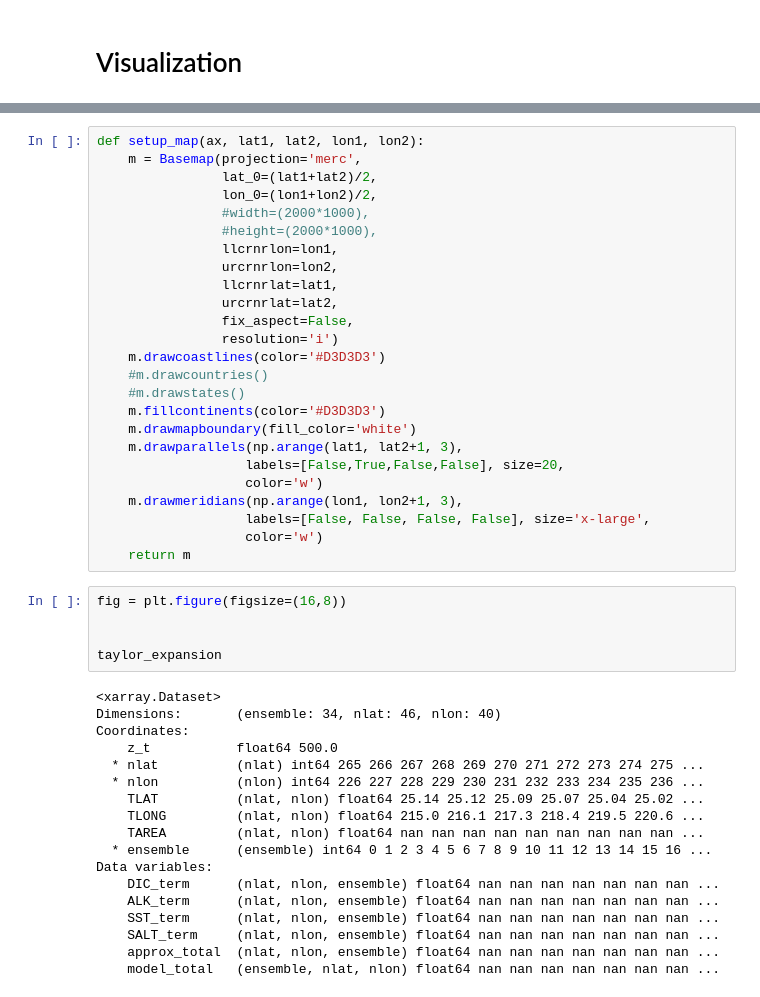
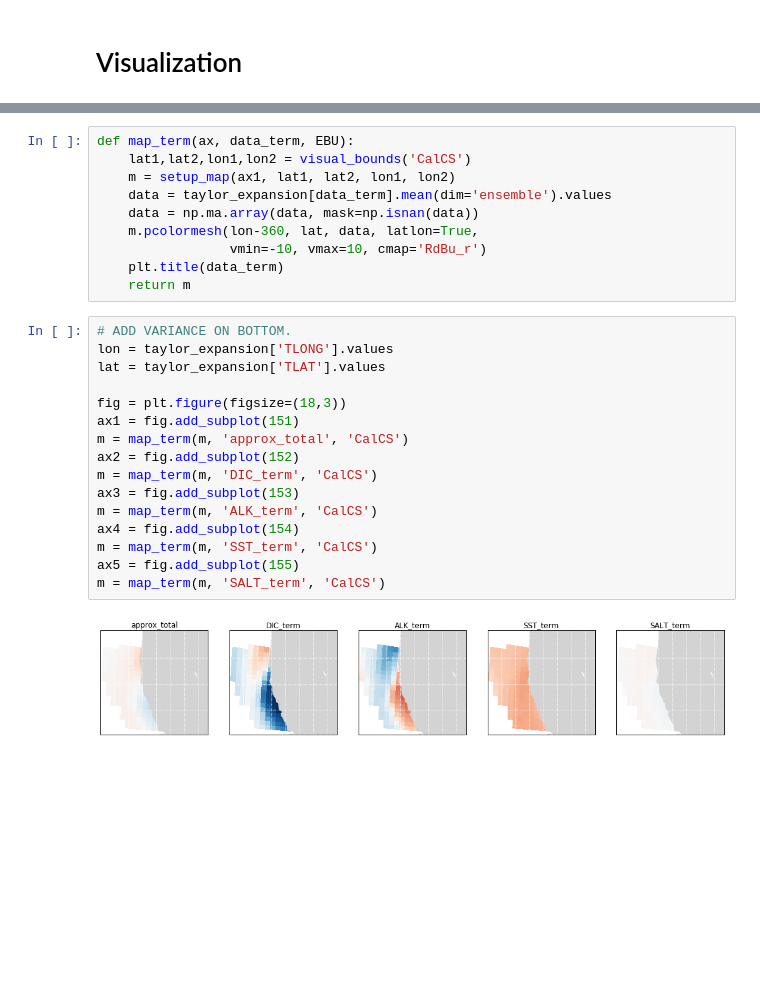
Before and after one commit to bradyrx/EBUS_BGC_Variability, a Jupyter notebook: notebooks/pCO2_Decomposition/spatial-taylor-expansion.ipynb, the cells around one changed output, grey strips where cells are left out. Drawn from its saved outputs; the diff is of its cells as text; blank space fills up the shorter version.

Commit message:
visualizations for spatial taylor expansion

```diff
--- a/notebooks/pCO2_Decomposition/spatial-taylor-expansion.ipynb
+++ b/notebooks/pCO2_Decomposition/spatial-taylor-expansion.ipynb
@@ -71,48 +96,28 @@ def visual_bounds(EBU):
-# %%
-def setup_map(ax, lat1, lat2, lon1, lon2):
-    m = Basemap(projection='merc',
-                lat_0=(lat1+lat2)/2,
-                lon_0=(lon1+lon2)/2,
-                #width=(2000*1000),
-                #height=(2000*1000),
-                llcrnrlon=lon1,
-                urcrnrlon=lon2,
-                llcrnrlat=lat1,
-                urcrnrlat=lat2,
-                fix_aspect=False,
-                resolution='i')
-    m.drawcoastlines(color='#D3D3D3')
-    #m.drawcountries()
-    #m.drawstates()
-    m.fillcontinents(color='#D3D3D3')
-    m.drawmapboundary(fill_color='white')
-    m.drawparallels(np.arange(lat1, lat2+1, 3),
-                   labels=[False,True,False,False], size=20,
-                   color='w')
-    m.drawmeridians(np.arange(lon1, lon2+1, 3),
-                   labels=[False, False, False, False], size='x-large',
-                   color='w')
-    return m
-# %%
-fig = plt.figure(figsize=(16,8))
-
-
-taylor_expansion
-# %% [output]
-<xarray.Dataset>
-Dimensions:       (ensemble: 34, nlat: 46, nlon: 40)
-Coordinates:
-    z_t           float64 500.0
-  * nlat          (nlat) int64 265 266 267 268 269 270 271 272 273 274 275 ...
-  * nlon          (nlon) int64 226 227 228 229 230 231 232 233 234 235 236 ...
-    TLAT          (nlat, nlon) float64 25.14 25.12 25.09 25.07 25.04 25.02 ...
-    TLONG         (nlat, nlon) float64 215.0 216.1 217.3 218.4 219.5 220.6 ...
-    TAREA         (nlat, nlon) float64 nan nan nan nan nan nan nan nan nan ...
-  * ensemble      (ensemble) int64 0 1 2 3 4 5 6 7 8 9 10 11 12 13 14 15 16 ...
-Data variables:
-    DIC_term      (nlat, nlon, ensemble) float64 nan nan nan nan nan nan nan ...
-    ALK_term      (nlat, nlon, ensemble) float64 nan nan nan nan nan nan nan ...
-    SST_term      (nlat, nlon, ensemble) float64 nan nan nan nan nan nan nan ...
-    SALT_term     (nlat, nlon, ensemble) float64 nan nan nan nan nan nan nan ...
-    approx_total  (nlat, nlon, ensemble) float64 nan nan nan nan nan nan nan ...
-    model_total   (ensemble, nlat, nlon) float64 nan nan nan nan nan nan nan ...
+# %%
+def map_term(ax, data_term, EBU):
+    lat1,lat2,lon1,lon2 = visual_bounds('CalCS')
+    m = setup_map(ax1, lat1, lat2, lon1, lon2)
+    data = taylor_expansion[data_term].mean(dim='ensemble').values
+    data = np.ma.array(data, mask=np.isnan(data))
+    m.pcolormesh(lon-360, lat, data, latlon=True,
+                 vmin=-10, vmax=10, cmap='RdBu_r')
+    plt.title(data_term)
+    return m
+# %%
+# ADD VARIANCE ON BOTTOM.
+lon = taylor_expansion['TLONG'].values
+lat = taylor_expansion['TLAT'].values
+
+fig = plt.figure(figsize=(18,3))
+ax1 = fig.add_subplot(151)
+m = map_term(m, 'approx_total', 'CalCS')
+ax2 = fig.add_subplot(152)
+m = map_term(m, 'DIC_term', 'CalCS')
+ax3 = fig.add_subplot(153)
+m = map_term(m, 'ALK_term', 'CalCS')
+ax4 = fig.add_subplot(154)
+m = map_term(m, 'SST_term', 'CalCS')
+ax5 = fig.add_subplot(155)
+m = map_term(m, 'SALT_term', 'CalCS')
+# %% [output]
+[figure, added]
```
Also changed, not shown: parts of 4 cells of this notebook, 1 other file.
